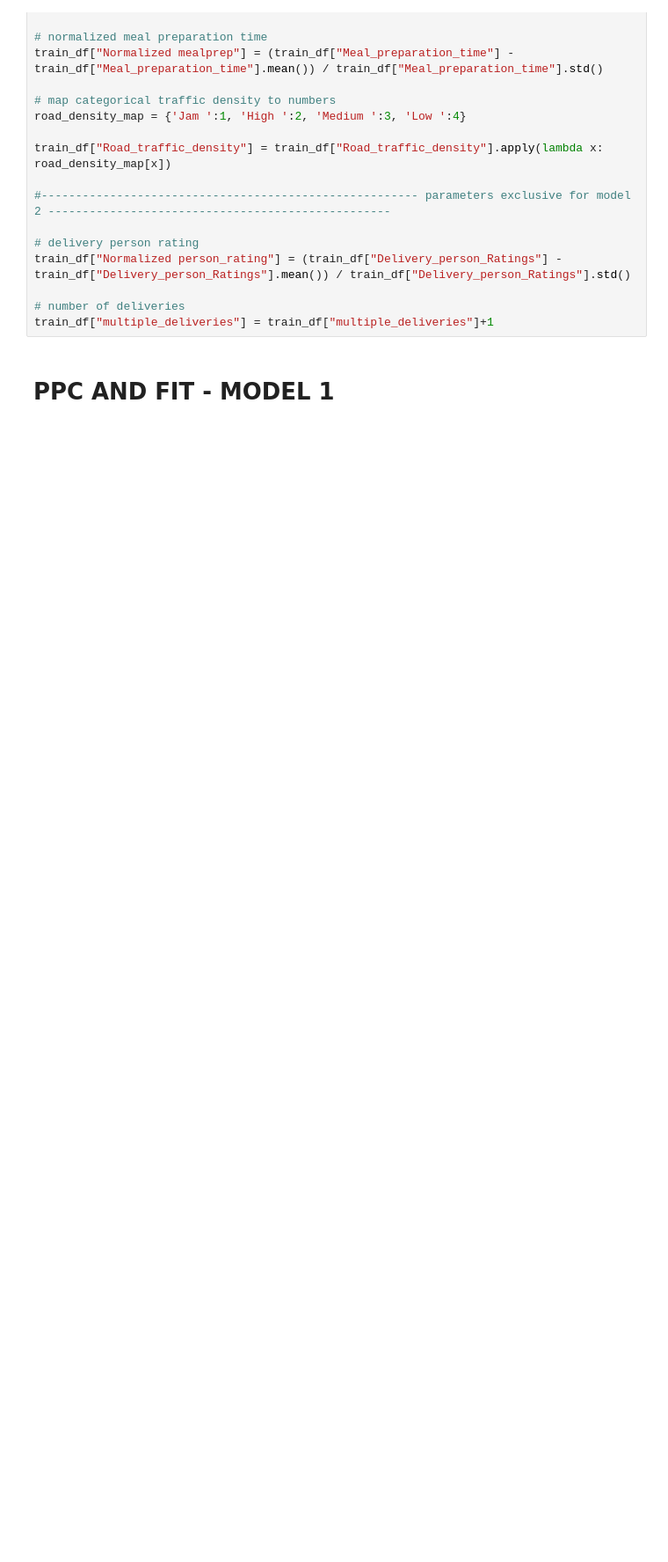
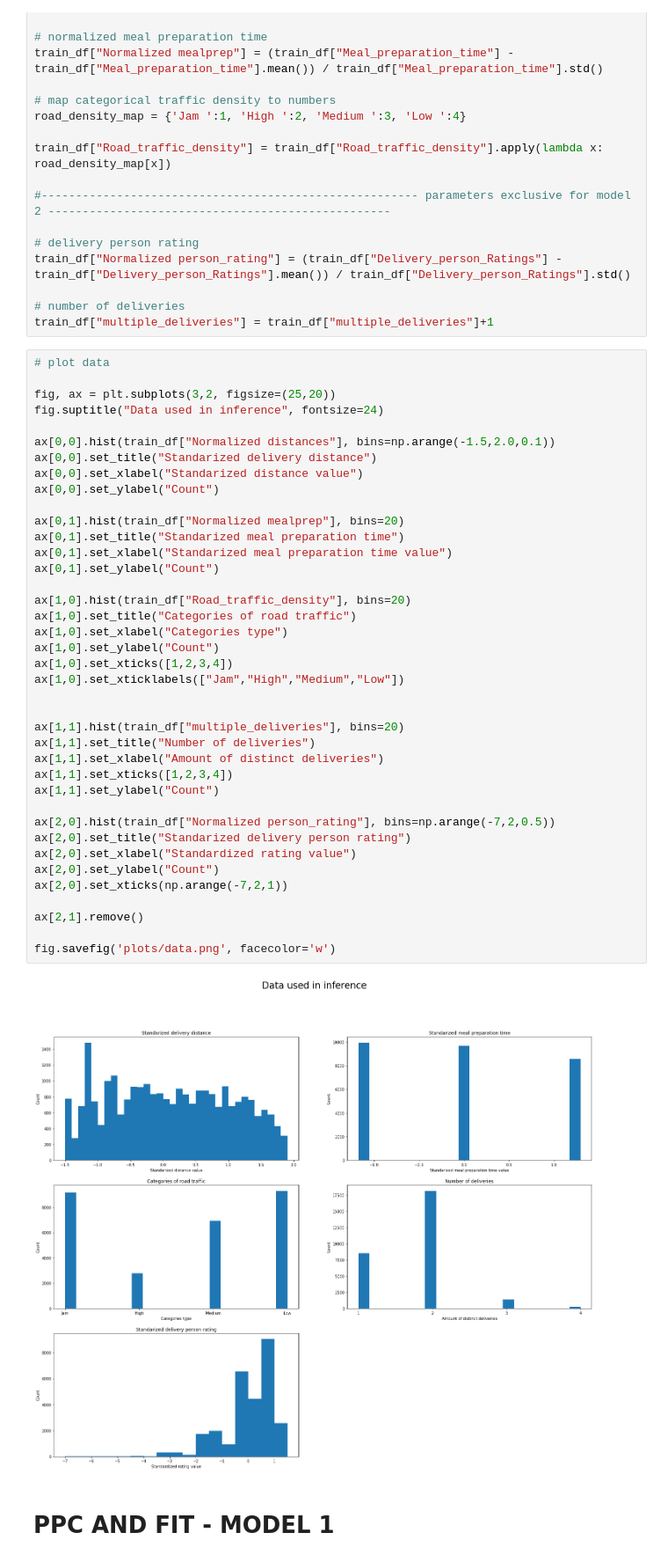
Before and after one commit to justynagibas/data_analytics_project, a Jupyter notebook: basic_model.ipynb, the cells around one changed output. Shown at 88% size. Saved outputs shown, nothing was run; the diff lists cells and outputs as text; blank space fills up the shorter version.

```diff
--- a/basic_model.ipynb
+++ b/basic_model.ipynb
@@ -37,5 +47,46 @@ train_df["Normalized person_rating"] = (train_df["Delivery_person_Ratings"] - tr
 
 # number of deliveries
 train_df["multiple_deliveries"] = train_df["multiple_deliveries"]+1
+# %%
+# plot data
+
+fig, ax = plt.subplots(3,2, figsize=(25,20))
+fig.suptitle("Data used in inference", fontsize=24)
+
+ax[0,0].hist(train_df["Normalized distances"], bins=np.arange(-1.5,2.0,0.1))
+ax[0,0].set_title("Standarized delivery distance")
+ax[0,0].set_xlabel("Standarized distance value")
+ax[0,0].set_ylabel("Count")
+
+ax[0,1].hist(train_df["Normalized mealprep"], bins=20)
+ax[0,1].set_title("Standarized meal preparation time")
+ax[0,1].set_xlabel("Standarized meal preparation time value")
+ax[0,1].set_ylabel("Count")
+
+ax[1,0].hist(train_df["Road_traffic_density"], bins=20)
+ax[1,0].set_title("Categories of road traffic")
+ax[1,0].set_xlabel("Categories type")
+ax[1,0].set_ylabel("Count")
+ax[1,0].set_xticks([1,2,3,4])
+ax[1,0].set_xticklabels(["Jam","High","Medium","Low"])
+
+
+ax[1,1].hist(train_df["multiple_deliveries"], bins=20)
+ax[1,1].set_title("Number of deliveries")
+ax[1,1].set_xlabel("Amount of distinct deliveries")
+ax[1,1].set_xticks([1,2,3,4])
+ax[1,1].set_ylabel("Count")
+
+ax[2,0].hist(train_df["Normalized person_rating"], bins=np.arange(-7,2,0.5))
+ax[2,0].set_title("Standarized delivery person rating")
+ax[2,0].set_xlabel("Standardized rating value")
+ax[2,0].set_ylabel("Count")
+ax[2,0].set_xticks(np.arange(-7,2,1))
+
+ax[2,1].remove()
+
+fig.savefig('plots/data.png', facecolor='w')
+# %% [output]
+[figure, added]
 # %% [markdown]
 # PPC AND FIT - MODEL 1
```
Also changed, not shown: parts of 18 cells of this notebook.
